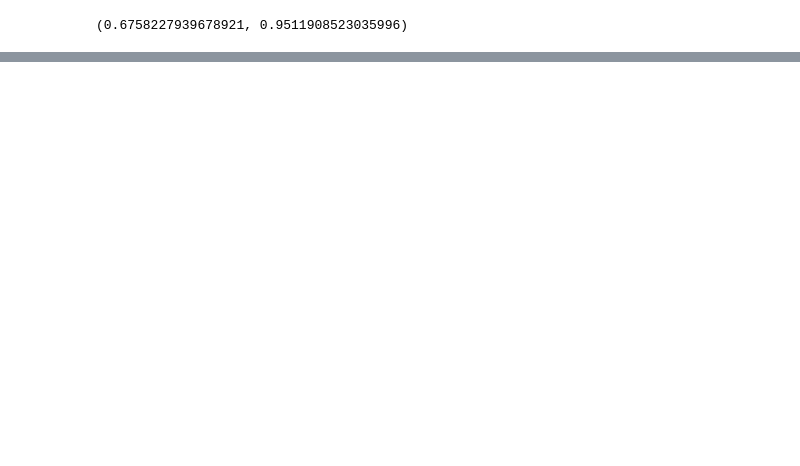
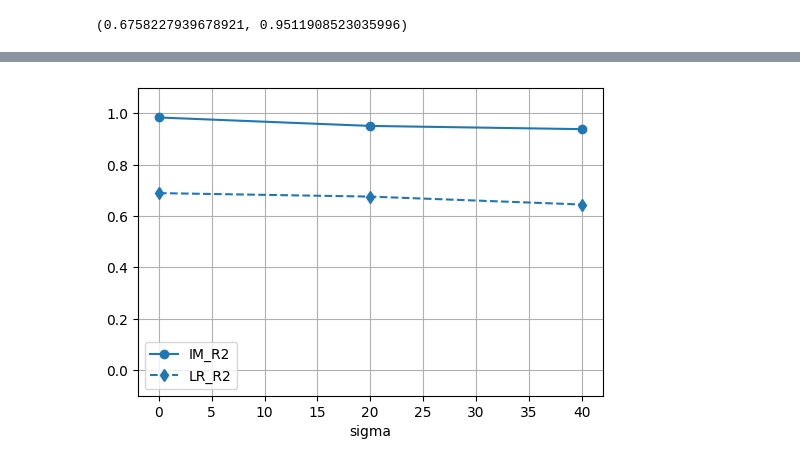
Before and after one commit to vengroff/impactstudy, a Jupyter notebook: Kitchen Sink.ipynb, the cells around one changed output, grey strips where cells are left out. Saved outputs shown, nothing was run; the diff lists cells and outputs as text; code cells hidden in the pictures; blank space fills up the shorter version.

```diff
--- a/Kitchen Sink.ipynb
+++ b/Kitchen Sink.ipynb
@@ -71,0 +102,4 @@ scenario.linreg_r2(N), scenario.model_r2(N)
+# %%
+ax = experiment.plot_r2(x_col="sigma", figsize=(6, 4))
+# %% [output]
+[figure, added]
```
Also changed, not shown: parts of 10 cells of this notebook, 13 other files.
